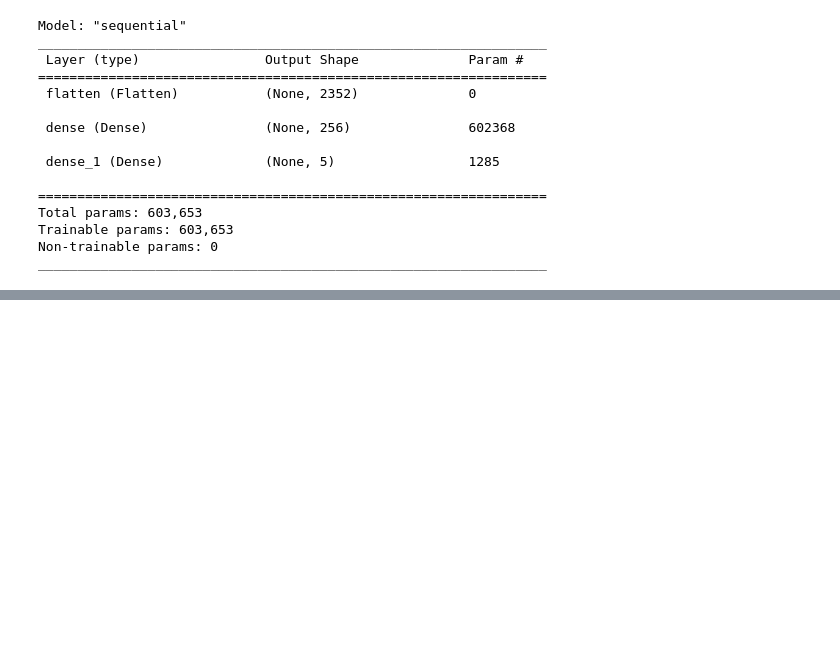
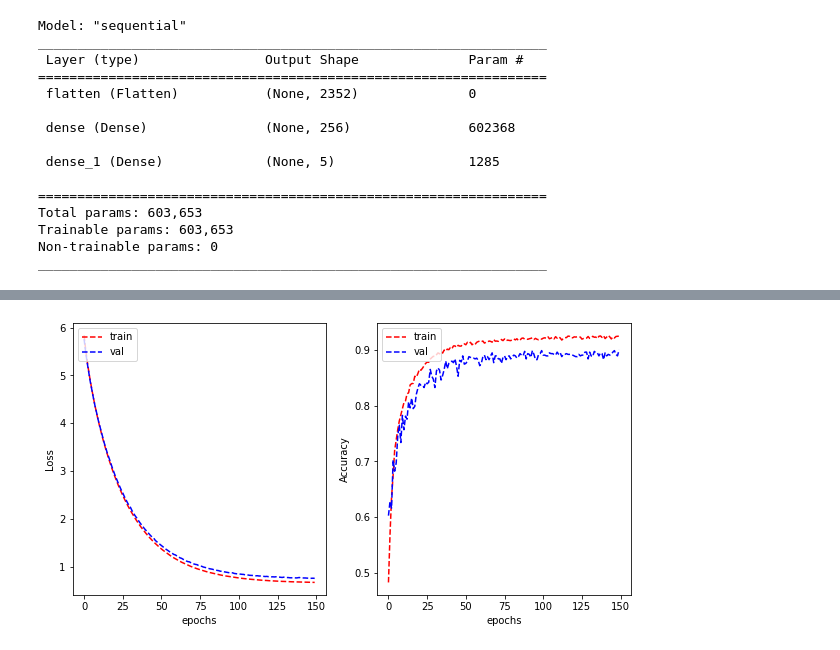
Before and after one commit to Lakindud2002/ML-Assignment2, a Jupyter notebook: Test.ipynb, the cells around one changed output, grey strips where cells are left out. Cells and saved outputs as stored; diff of their text form; code cells hidden in the pictures; blank space fills up the shorter version.

```diff
--- a/Test.ipynb
+++ b/Test.ipynb
@@ -163,0 +189,34 @@ Detected at node 'categorical_crossentropy/softmax_cross_entropy_with_logits' de
+# %%
+reg_lambda = 0.01
+
+model_reg = tf.keras.Sequential([
+    tf.keras.layers.Flatten(input_shape=INPUT_DIM),
+    tf.keras.layers.Dense(HIDDEN_LAYER_DIM, activation='sigmoid', kernel_regularizer=tf.keras.regularizers.l2(reg_lambda)),
+    tf.keras.layers.Dense(OUTPUT_CLASSES, kernel_regularizer=tf.keras.regularizers.l2(reg_lambda))
+])
+# %%
+model_reg.compile(optimizer='SGD',
+              loss=tf.keras.losses.CategoricalCrossentropy(from_logits=True),
+              metrics=['categorical_accuracy'])
+# %%
+history_reg = model_reg.fit_generator(train_generator, validation_data = validation_generator, epochs=150, verbose=0)
+# %%
+plt.figure(figsize=(10,5))
+plt.subplot(1,2,1)
+plt.plot(history_reg.history['loss'], 'r--')
+plt.plot(history_reg.history['val_loss'], 'b--')
+plt.xlabel("epochs")
+plt.ylabel("Loss")
+plt.legend(['train', 'val'], loc='upper left')
+
+plt.subplot(1,2,2)
+plt.plot(history_reg.history['categorical_accuracy'], 'r--')
+plt.plot(history_reg.history['val_categorical_accuracy'], 'b--')
+plt.xlabel("epochs")
+plt.ylabel("Accuracy")
+plt.legend(['train', 'val'], loc='upper left')
+plt.show()
+
+plt.show()
+# %% [output]
+[figure, added]
```
Also changed, not shown: parts of 20 cells of this notebook, 7 other files.
